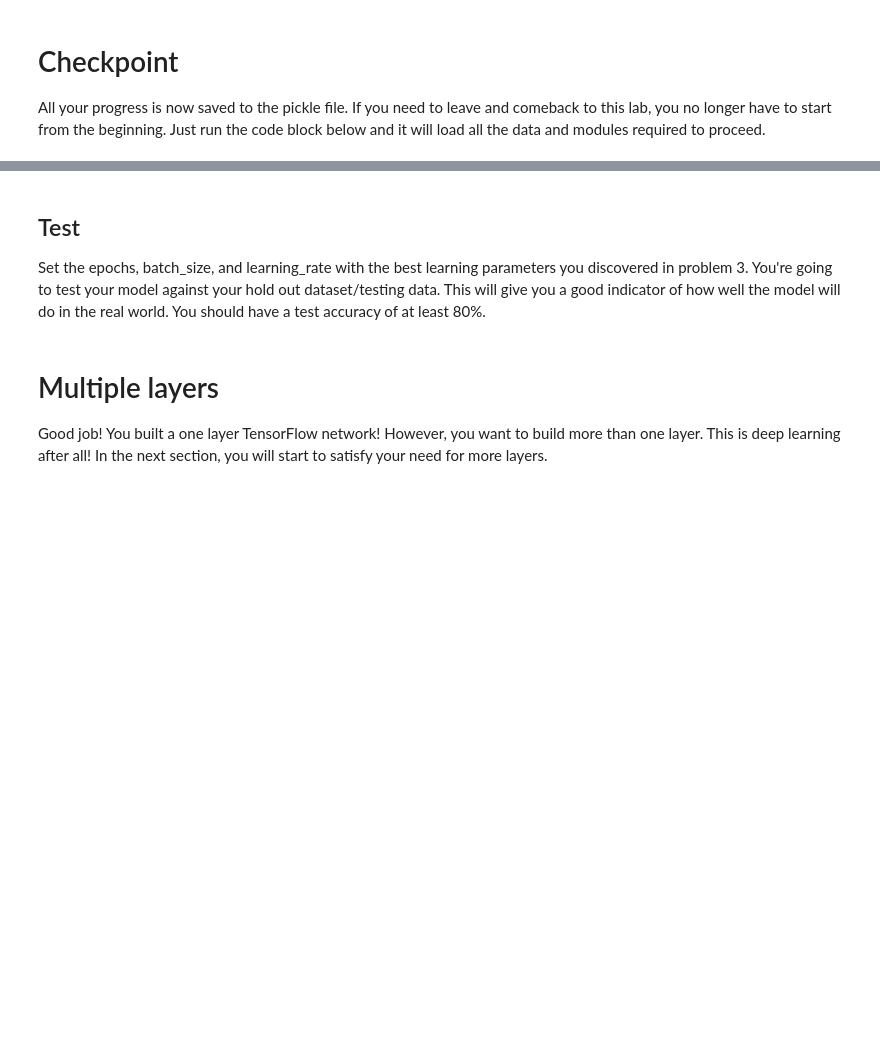
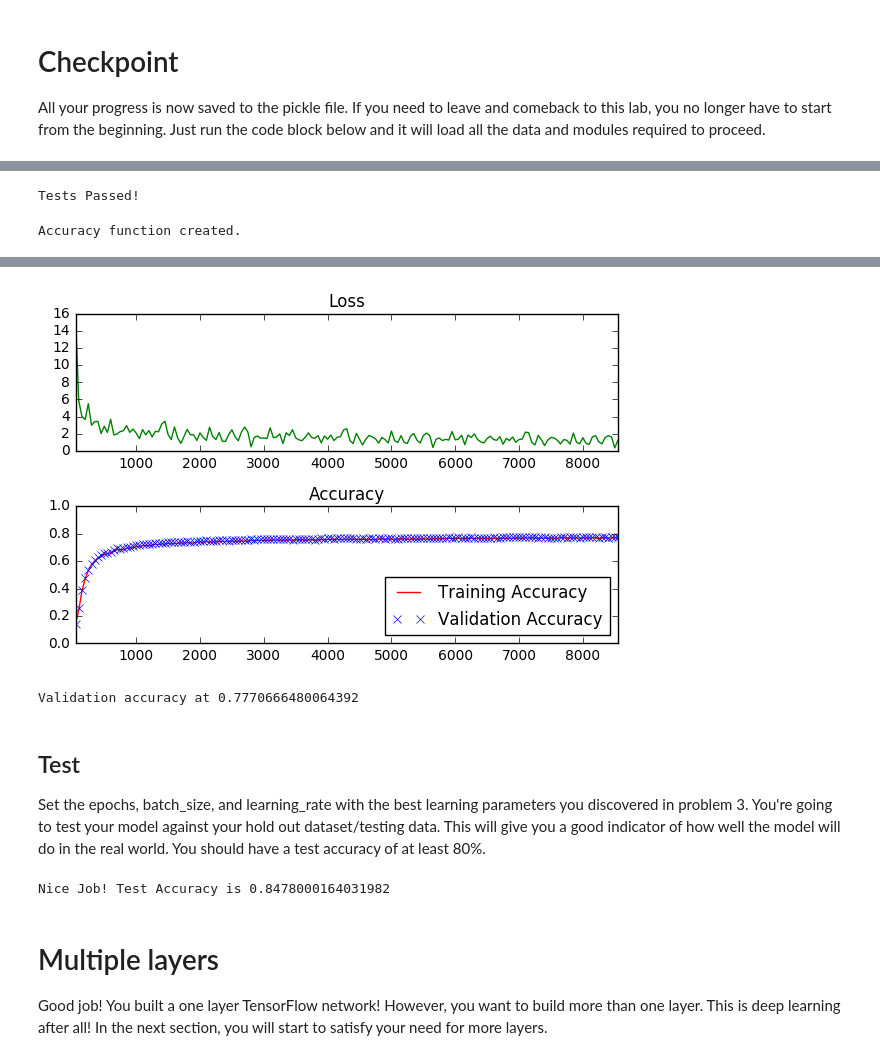
Before and after one commit to qpham01/udacity, a Jupyter notebook: sdcnd/CarND-TensorFlow-Lab/lab.ipynb, the cells around one changed output, grey strips where cells are left out. Saved outputs shown, nothing was run; the diff lists cells and outputs as text; code cells hidden in the pictures; blank space fills up the shorter version.

```diff
--- a/sdcnd/CarND-TensorFlow-Lab/lab.ipynb
+++ b/sdcnd/CarND-TensorFlow-Lab/lab.ipynb
@@ -253,13 +254,13 @@ For the neural network to train on your data, you need the following <a href="ht
 features_count = 784
 labels_count = 10
 
-# TODO: Set the features and labels tensors
-# features =
-# labels =
+# Set the features and labels tensors
+features = tf.placeholder(tf.float32)
+labels = tf.placeholder(tf.float32)
 
-# TODO: Set the weights and biases tensors
-# weights =
-# biases =
+#  the weights and biases tensors
+weights = tf.Variable(tf.truncated_normal((features_count, labels_count)))
+biases = tf.Variable(tf.zeros(labels_count))
 
 
 
@@ -315,6 +316,8 @@ with tf.Session() as session:
 assert not np.count_nonzero(biases_data), 'biases must be zeros'
 
 print('Tests Passed!')
+# %% [output]
+Tests Passed!
 # %%
 # Determine if the predictions are correct
 is_correct_prediction = tf.equal(tf.argmax(prediction, 1), tf.argmax(labels, 1))
@@ -322,6 +325,8 @@ is_correct_prediction = tf.equal(tf.argmax(prediction, 1), tf.argmax(labels, 1))
 accuracy = tf.reduce_mean(tf.cast(is_correct_prediction, tf.float32))
 
 print('Accuracy function created.')
+# %% [output]
+Accuracy function created.
 # %% [markdown]
 <img src="image/learn_rate_tune.png" style="height: 60%;width: 60%">
 ## Problem 3
@@ -363,12 +368,10 @@ The code will print out a Loss and Accuracy graph, so you can see how well the n
 
 *If you're having trouble solving problem 3, you can view the solution [here](https://github.com/udacity/CarND-TensorFlow-Lab/blob/master/solutions.ipynb).*
 # %%
-# TODO: Find the best parameters for each configuration
-# epochs =
-# batch_size =
-# learning_rate =
-
-
+# Find the best parameters for each configuration
+epochs = 3
+batch_size = 50
+learning_rate = 0.05
 
 ### DON'T MODIFY ANYTHING BELOW ###
 # Gradient Descent
@@ -409,42 +412,44 @@ with tf.Session() as session:
             if not batch_i % log_batch_step:
                 # Calculate Training and Validation accuracy
                 training_accuracy = session.run(accuracy, feed_dict=train_feed_dict)
                 validation_accuracy = session.run(accuracy, feed_dict=valid_feed_dict)
 
                 # Log batches
                 previous_batch = batches[-1] if batches else 0
                 batches.append(log_batch_step + previous_batch)
                 loss_batch.append(l)
                 train_acc_batch.append(training_accuracy)
                 valid_acc_batch.append(validation_accuracy)
 
         # Check accuracy against Validation data
         validation_accuracy = session.run(accuracy, feed_dict=valid_feed_dict)
 
 loss_plot = plt.subplot(211)
 loss_plot.set_title('Loss')
 loss_plot.plot(batches, loss_batch, 'g')
 loss_plot.set_xlim([batches[0], batches[-1]])
 acc_plot = plt.subplot(212)
 acc_plot.set_title('Accuracy')
 acc_plot.plot(batches, train_acc_batch, 'r', label='Training Accuracy')
 acc_plot.plot(batches, valid_acc_batch, 'x', label='Validation Accuracy')
 acc_plot.set_ylim([0, 1.0])
 acc_plot.set_xlim([batches[0], batches[-1]])
 acc_plot.legend(loc=4)
 plt.tight_layout()
 plt.show()
 
 print('Validation accuracy at {}'.format(validation_accuracy))
+# %% [output]
+[figure, added]
+Validation accuracy at 0.7770666480064392
 # %% [markdown]
 ## Test
 Set the epochs, batch_size, and learning_rate with the best learning parameters you discovered in problem 3.  You're going to test your model against your hold out dataset/testing data.  This will give you a good indicator of how well the model will do in the real world.  You should have a test accuracy of at least 80%.
 # %%
-# TODO: Set the epochs, batch_size, and learning_rate with the best parameters from problem 3
-# epochs =
-# batch_size =
-# learning_rate =
-
+# Find the best parameters for each configuration
+epochs = 3
+batch_size = 50
+learning_rate = 0.05
 
 
 ### DON'T MODIFY ANYTHING BELOW ###
@@ -477,6 +482,8 @@ with tf.Session() as session:
 
 assert test_accuracy >= 0.80, 'Test accuracy at {}, should be equal to or greater than 0.80'.format(test_accuracy)
 print('Nice Job! Test Accuracy is {}'.format(test_accuracy))
+# %% [output]
+Nice Job! Test Accuracy is 0.8478000164031982
 # %% [markdown]
 # Multiple layers
 Good job!  You built a one layer TensorFlow network!  However, you want to build more than one layer.  This is deep learning after all!  In the next section, you will start to satisfy your need for more layers.
```
Also changed, not shown: parts of 2 cells of this notebook, 2 other files.
